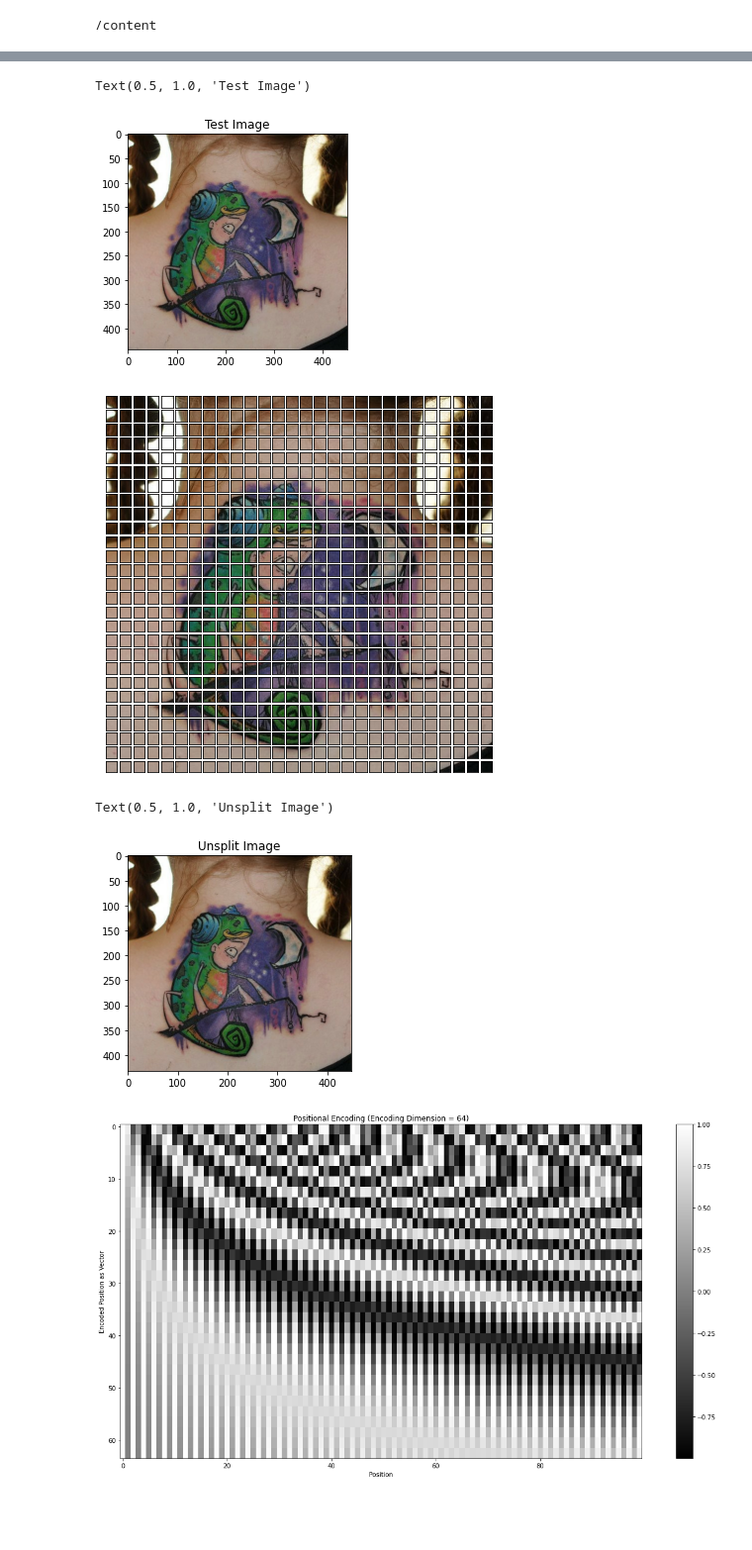
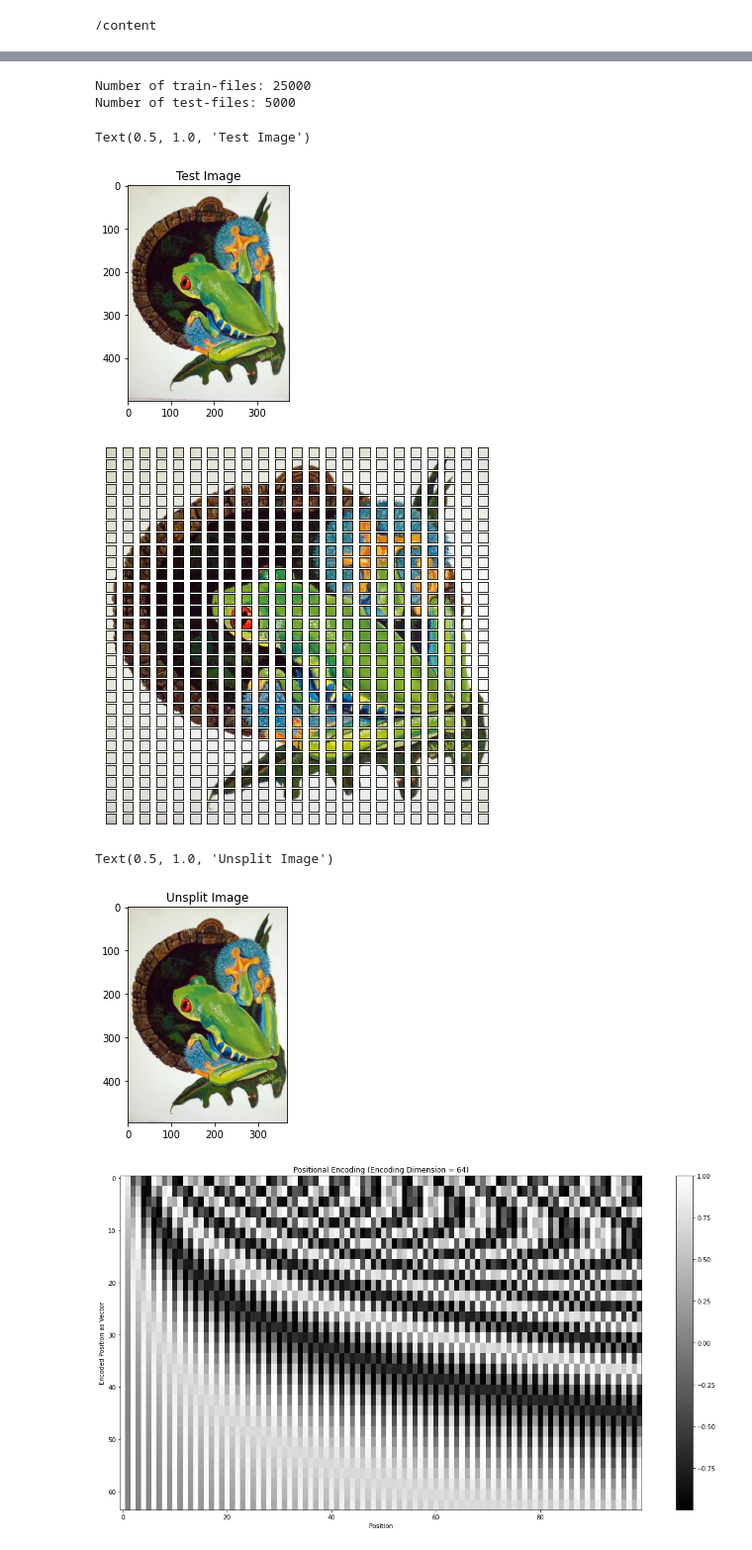
Before and after one commit to LukasBeckers/transformer-image-completion, a Jupyter notebook: Transformer_Model.ipynb, the cells around one changed output, grey strips where cells are left out. Shown at 99% size. Saved outputs shown, nothing was run; the diff lists cells and outputs as text; code cells hidden in the pictures; blank space fills up the shorter version.

Commit message:
Split the dataset into a train- and a test-dataset

```diff
--- a/Transformer_Model.ipynb
+++ b/Transformer_Model.ipynb
@@ -87,4 +87,14 @@ Example file: /content/imagenet_r/2525_443_452_47.jpeg
 Number of jpeg-files: 30000
+# %%
+# Splitting into test and train samples.
+
+n_test = 5000
+test_files, train_files = files[:n_test], files[n_test:]
+
+print(f'Number of train-files: {len(train_files)}\nNumber of test-files: {len(test_files)}')
+# %% [output]
+Number of train-files: 25000
+Number of test-files: 5000
 # %%
 def read_image(image_path):
     '''
@@ -100,16 +110,16 @@ def read_image(image_path):
 # %%
 # Testing and Debugging
 
 
 # Loading the image.
-test_image = read_image(files[0])
+test_image = read_image(train_files[0])
 
 # Plotting the image.
 plt.imshow(test_image/255)
 plt.title('Test Image')
 # %% [output]
 Text(0.5, 1.0, 'Test Image')
-[figure, old version]
+[figure, new version]
 # %%
 """
 For this project I decided to use a self-coded transformer model.
@@ -177,7 +187,7 @@ for i_row_g, row_g  in enumerate(axs):
         col_g.set_xticks([])
         col_g.set_yticks([])
 # %% [output]
-[figure, old version]
+[figure, new version]
 # %%
 """
 For the training-process, a version of the split image function is needed,
@@ -259,7 +269,7 @@ plt.imshow(unsplit_test_image/255)
 plt.title('Unsplit Image')
 # %% [output]
 Text(0.5, 1.0, 'Unsplit Image')
-[figure, old version]
+[figure, new version]
 # %%
 """
 The envisioned transformer model will transform each segment of the image individually.
```
Also changed, not shown: parts of 13 cells of this notebook.
